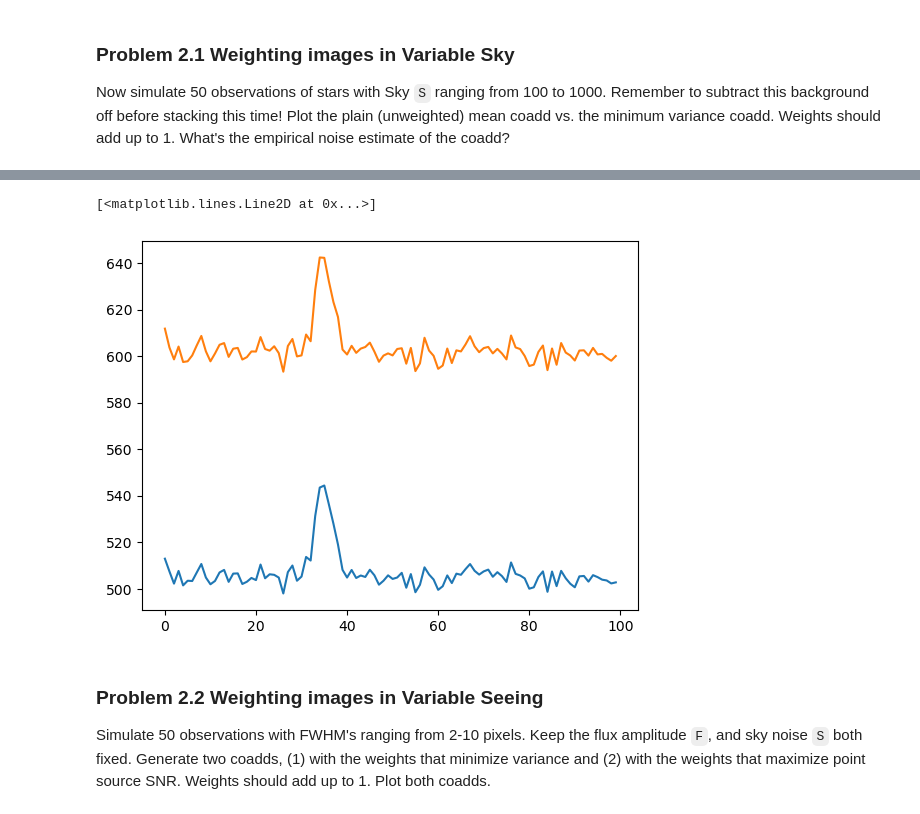
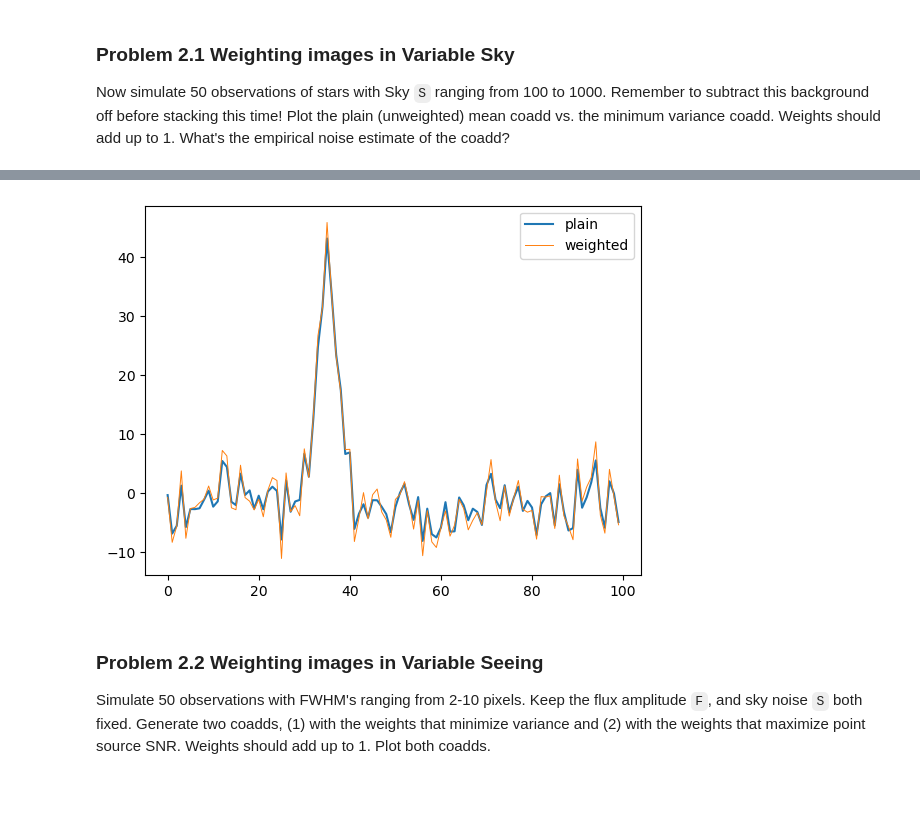
Before and after one commit to Wei-Lingfeng/LSSTC-DSFP-Sessions, a Jupyter notebook: Sessions/Session18/Day3/CoadditionAndSubtraction.ipynb, the cells around one changed output, grey strips where cells are left out. Drawn from its saved outputs; the diff is of its cells as text; code cells hidden in the pictures.

```diff
--- a/Sessions/Session18/Day3/CoadditionAndSubtraction.ipynb
+++ b/Sessions/Session18/Day3/CoadditionAndSubtraction.ipynb
@@ -259,16 +266,22 @@ Now simulate 50 observations of stars with Sky `S` ranging from 100 to 1000. Rem
 # %%
 # complete
 x = np.arange(100)
-y = np.array([simulate(x, MU, FWHM, S, F) - S for S in np.linspace(10, 1000, 50)])
+y = np.array([simulate(x, MU, FWHM, S, F) for S in np.linspace(10, 1000, 50)])
+for i in range(50):
+    y[i] -= np.median(y[i])
 stds = np.array([np.std(i[50:]) for i in y])
 stack = np.average(y, axis=0)
+# stack_weighted = stds**2 @ y / sum(stds**2)
 stack_weighted = np.average(y, axis=0, weights=stds)
 # %%
+# for yi in y:
+#     plt.plot(x, yi, color='C7', lw=0.2, alpha=0.2)
 plt.plot(x, stack, label='plain')
-plt.plot(x, stack_weighted, label='weighted')
+plt.plot(x, stack_weighted, label='weighted', lw=0.7)
+plt.legend()
+plt.show()
 # %% [output]
-[<matplotlib.lines.Line2D at 0x...>]
-[figure, old version]
+[figure, new version]
 # %% [markdown]
 ### Problem 2.2  Weighting images in Variable Seeing
 
```
Also changed, not shown: parts of 6 cells of this notebook, 1 other file.
